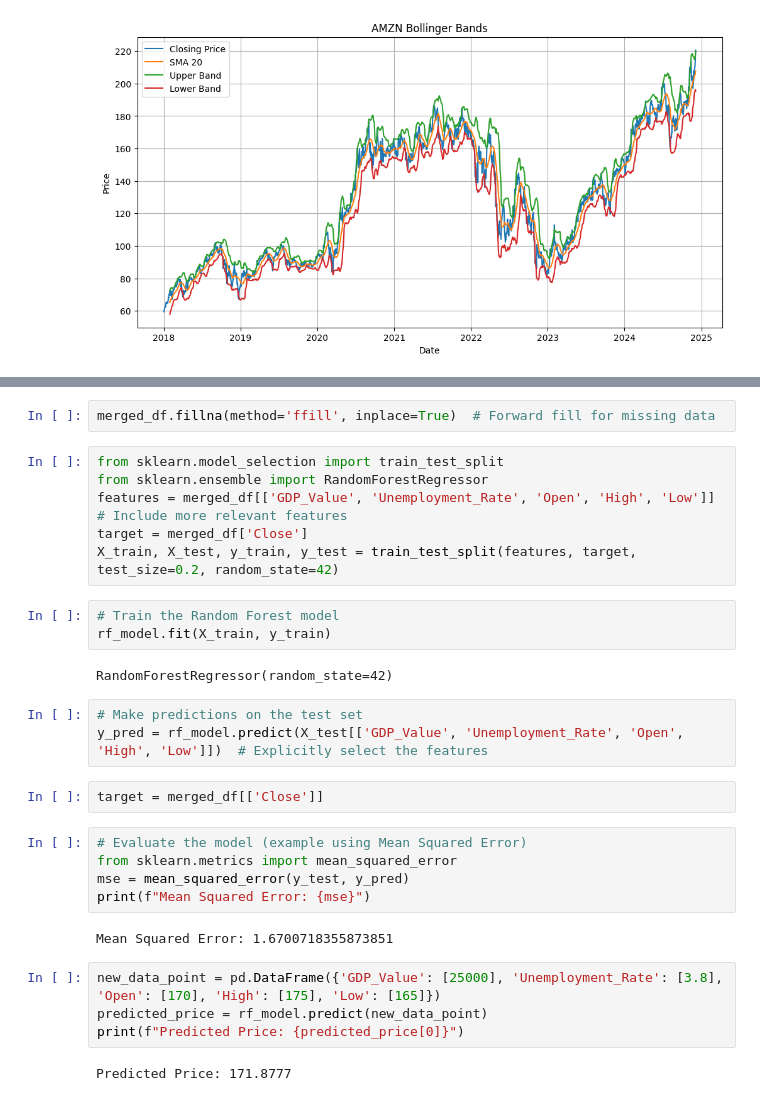
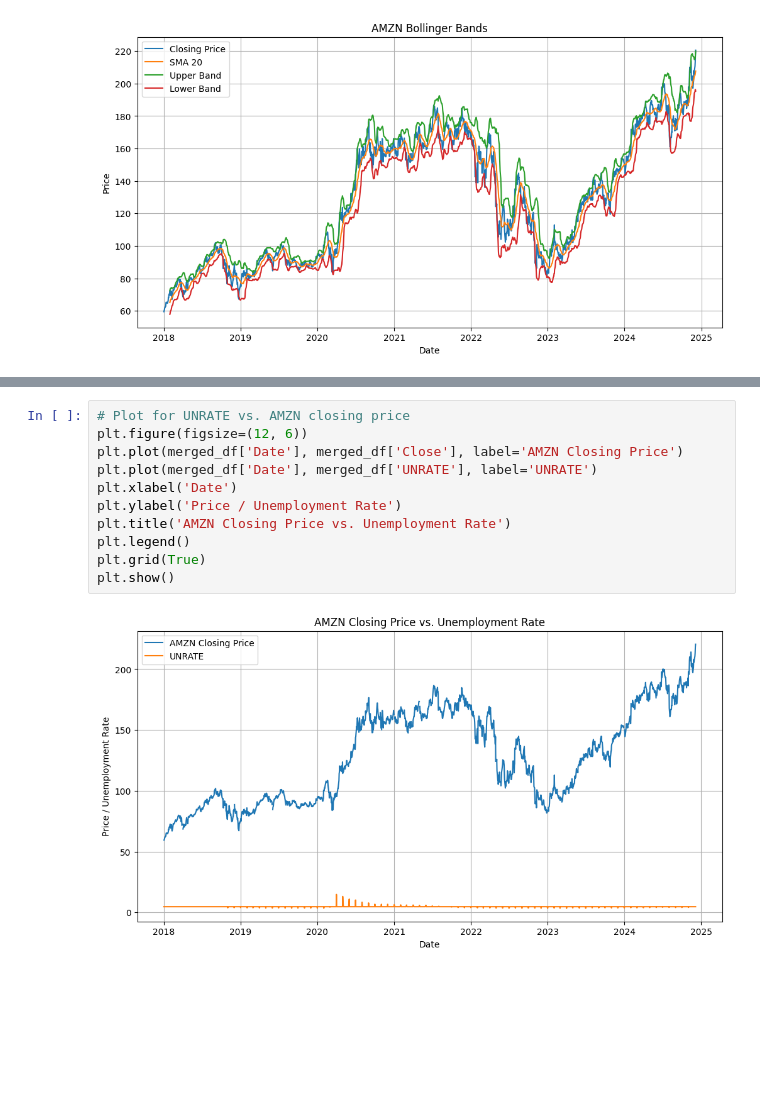
Before and after one commit to Supreeth-Dandu/Stock-Prediction-Capstone, a Jupyter notebook: capstone_project_(2).ipynb, the cells around one changed output, grey strips where cells are left out. Cells and saved outputs as stored; diff of their text form; blank space fills up the shorter version.

```diff
--- a/capstone_project_(2).ipynb
+++ b/capstone_project_(2).ipynb
@@ -475,31 +516,13 @@ if 'GDP_Value' in merged_df.columns and 'Unemployment_Rate' in merged_df.columns
-# %%
-merged_df.fillna(method='ffill', inplace=True)  # Forward fill for missing data
-# %%
-from sklearn.model_selection import train_test_split
-from sklearn.ensemble import RandomForestRegressor
-features = merged_df[['GDP_Value', 'Unemployment_Rate', 'Open', 'High', 'Low']]  # Include more relevant features
-target = merged_df['Close']
-X_train, X_test, y_train, y_test = train_test_split(features, target, test_size=0.2, random_state=42)
-# %%
-# Train the Random Forest model
-rf_model.fit(X_train, y_train)
-# %% [output]
-RandomForestRegressor(random_state=42)
-# %%
-# Make predictions on the test set
-y_pred = rf_model.predict(X_test[['GDP_Value', 'Unemployment_Rate', 'Open', 'High', 'Low']])  # Explicitly select the features
-# %%
-target = merged_df[['Close']]
-# %%
-# Evaluate the model (example using Mean Squared Error)
-from sklearn.metrics import mean_squared_error
-mse = mean_squared_error(y_test, y_pred)
-print(f"Mean Squared Error: {mse}")
-# %% [output]
-Mean Squared Error: 1.6700718355873851
-# %%
-new_data_point = pd.DataFrame({'GDP_Value': [25000], 'Unemployment_Rate': [3.8], 'Open': [170], 'High': [175], 'Low': [165]})
-predicted_price = rf_model.predict(new_data_point)
-print(f"Predicted Price: {predicted_price[0]}")
-# %% [output]
-Predicted Price: 171.8777
+# %%
+# Plot for UNRATE vs. AMZN closing price
+plt.figure(figsize=(12, 6))
+plt.plot(merged_df['Date'], merged_df['Close'], label='AMZN Closing Price')
+plt.plot(merged_df['Date'], merged_df['UNRATE'], label='UNRATE')
+plt.xlabel('Date')
+plt.ylabel('Price / Unemployment Rate')
+plt.title('AMZN Closing Price vs. Unemployment Rate')
+plt.legend()
+plt.grid(True)
+plt.show()
+# %% [output]
+[figure, added]
```
Also changed, not shown: parts of 18 cells of this notebook.
